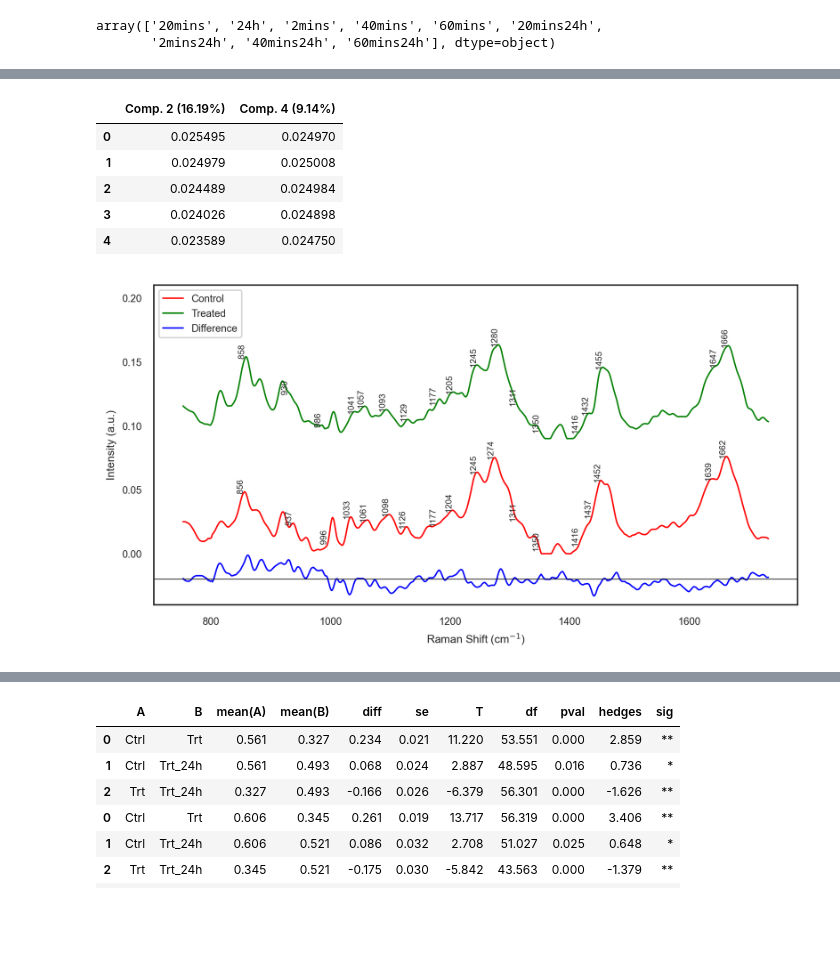
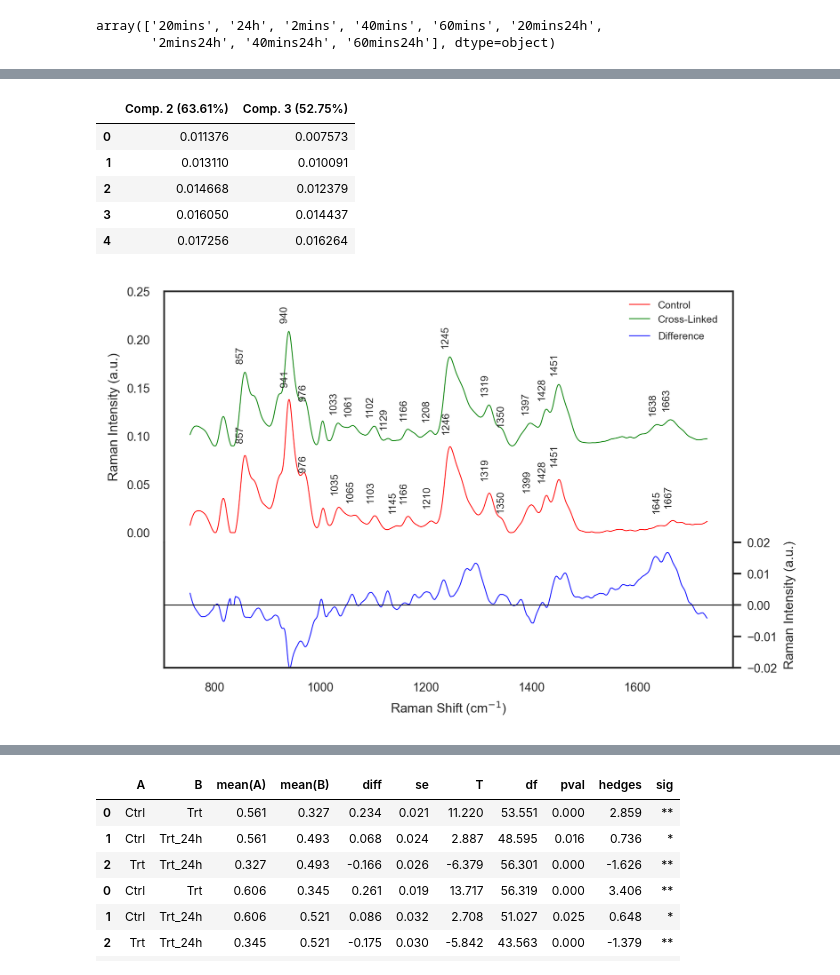
Before and after one commit to bunmiadejimi/Raman_Collagen, a Jupyter notebook: MCR_Stats.ipynb, the cells around one changed output, grey strips where cells are left out. Cells and saved outputs as stored; diff of their text form; code cells hidden in the pictures; blank space fills up the shorter version.

```diff
--- a/MCR_Stats.ipynb
+++ b/MCR_Stats.ipynb
@@ -94,4 +121,4 @@ plt.ylabel('Scores');
 # %%
-ldgs = pd.read_excel('c:\\Users\\oadeji01\\OneDrive - Tufts\\Bunmi - NavehLab-01\\Raman_Bunmi\\Master_Data\\MCR\\Phe_CvT\\Para_Ldgs1.xlsx', sheet_name='Sheet1')
+ldgs = pd.read_excel('c:\\Users\\oadeji01\\OneDrive - Tufts\\Bunmi - NavehLab-01\\Raman_Bunmi\\Master_Data\\MCR\\Phe_CvT\\Orth_Scores_Ldgs.xlsx', sheet_name='Ldgs') #Para_Ldgs1.xlsx', sheet_name='Sheet1'
 ldgs.head()
 # %% [output]
@@ -104,64 +131,90 @@ ldgs.head()
 # %%
-spec = ldgs[['Comp. 2 (16.19%)', 'Comp. 4 (9.14%)']]
+spec = ldgs[['Comp. 2 (63.61%)', 'Comp. 3 (52.75%)']]
 spec.head()
 # %% [output]
-|  | Comp. 2 (16.19%) | Comp. 4 (9.14%) |
-| 0 | 0.025495 | 0.024970 |
-| 1 | 0.024979 | 0.025008 |
-| 2 | 0.024489 | 0.024984 |
-| 3 | 0.024026 | 0.024898 |
-| 4 | 0.023589 | 0.024750 |
+|  | Comp. 2 (63.61%) | Comp. 3 (52.75%) |
+| 0 | 0.011376 | 0.007573 |
+| 1 | 0.013110 | 0.010091 |
+| 2 | 0.014668 | 0.012379 |
+| 3 | 0.016050 | 0.014437 |
+| 4 | 0.017256 | 0.016264 |
 # %%
-plt.figure(figsize = (8, 4), dpi = 300)
+#plt.figure(figsize = (8, 4), dpi = 300)
+fig, axes = plt.subplots(
+    nrows=2,
+    ncols=1,
+    figsize=(6, 4),
+    sharex=True,
+    gridspec_kw={"hspace": 0.00, 'height_ratios': [2, 1]},
+    dpi = 300
+)
+
+ax1, ax2= axes
 sns.lineplot(
     x = 'Ctrl',
-    y = 'Comp. 4 (9.14%)',
+    y = 'Comp. 3 (52.75%)',
     data = ldgs,
     label = 'Control',
     color = 'red',
-    lw = 1
+    lw = .5,
+    ax = ax1
 )
 sns.lineplot(
     x = 'Ctrl',
-    y = ldgs['Comp. 2 (16.19%)'] + .09,
+    y = ldgs['Comp. 2 (63.61%)'] + .09,
     data = ldgs,
-    label = 'Treated',
+    label = 'Cross-Linked',
     color = 'green',
-    lw = 1
+    lw = .5,
+    ax = ax1
 )
+ax2_r = ax2.twinx()
 sns.lineplot(
     x = 'Ctrl',
-    y = ldgs['Collagen diff']- .02,
+    y = ldgs['Collagen diff'], #- 1.02,
     data = ldgs,
     label = 'Difference',
     color = 'blue',
-    lw = 1
+    lw = .5,
+      ax = ax2_r
 )
-plt.xlabel("Raman Shift (cm$^{-1}$)")
-plt.ylabel('Intensity (a.u.)')
-plt.ylim(-.04, .21)
-plt.axhline(-.02, lw = .5, color = 'black')
 
-ctrs = [857,940, 985,1033, 1062, 1100, 1135, 1167, 1207, 1245, 1270, 1321, 1360, 1405, 1426, 1451, 1636, 1663]#816, 857, 876, 921,  1003,
+ax2.yaxis.set_visible(False)
+ax2_r. set_ylim(-.02, .02)
+ax2_r.set_ylabel('Raman Intensity (a.u.)')
+ax2_r.axhline(0, lw = .5, color = 'black')
+ax2_r.spines['top'].set_visible(False)
+ax2.spines['top'].set_visible(False)
+ax2.set_xlabel("Raman Shift (cm$^{-1}$)")
+
+ax1.set_ylabel('Raman Intensity (a.u.)')
+ax1.set_ylim(-.01, .25)
+ax1.spines['bottom'].set_visible(False)
+
+ax1.legend(frameon = False, fontsize = 6, bbox_to_anchor  =(.99, 1))
+ax2_r.legend(frameon = False, bbox_to_anchor  =(.9655, 2.75), fontsize = 6)
+
+
+ctrs = [857,940, 985,1033, 1062, 1100, 1135, 1167, 1207, 1245,  1321, 1360, 1405, 1426, 1451, 1636, 1663]#816, 857, 876, 921,  1003, 1270,
 for c in ctrs:
     for b in [0, 1]:
         mask = (ldgs['Trt'] >= c - 10) & (ldgs['Trt'] <= c + 11)
 
         loc_idx = ldgs['Trt'][mask]
         peak_idx = spec.iloc[:, b][mask]
 
         idx_max = np.argmax(peak_idx)
         peak_wl = loc_idx.values[idx_max]
         int_val = peak_idx.values[idx_max]
                 #print(int_val)
         if b == 1:
-            plt.text(peak_wl, int_val,#.3 * (len(sub) + 0.3),
+            ax1.text(peak_wl, int_val + .015,#.3 * (len(sub) + 0.3),
             f'{peak_wl:.0f}', rotation=90, fontsize=6, ha='right')
         else:
-            plt.text(peak_wl, int_val + .09, #* (len(sub) + 0.3),
+            ax1.text(peak_wl, int_val + .101, #* (len(sub) + 0.3),
                 f'{peak_wl:.0f}', rotation=90, fontsize=6, ha='right')
 # %% [output]
-[figure, old version]
+[figure, new version]
 # %%
 # for unequal variances
 import pingouin as pg
```
Also changed, not shown: parts of 8 cells of this notebook.
